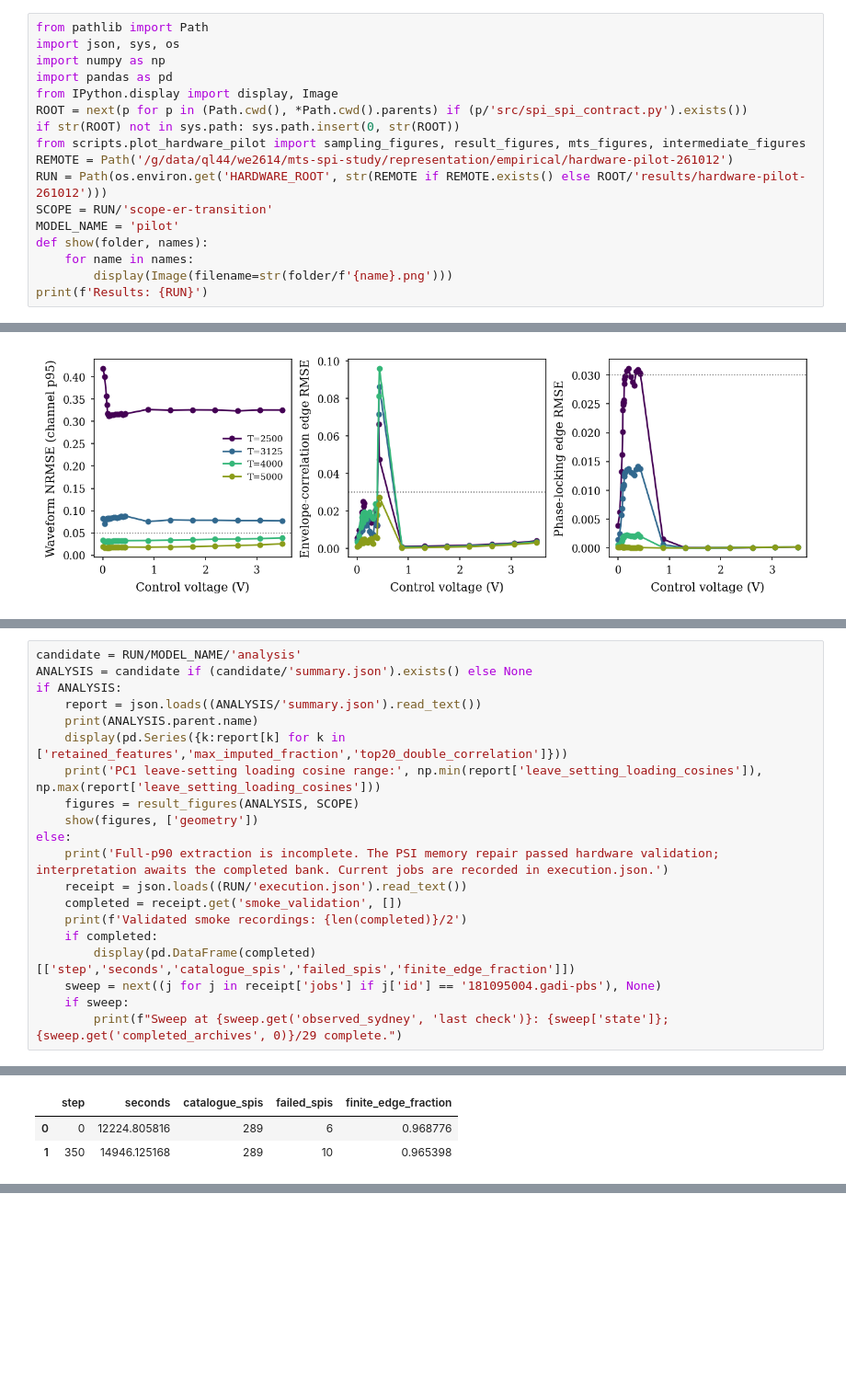
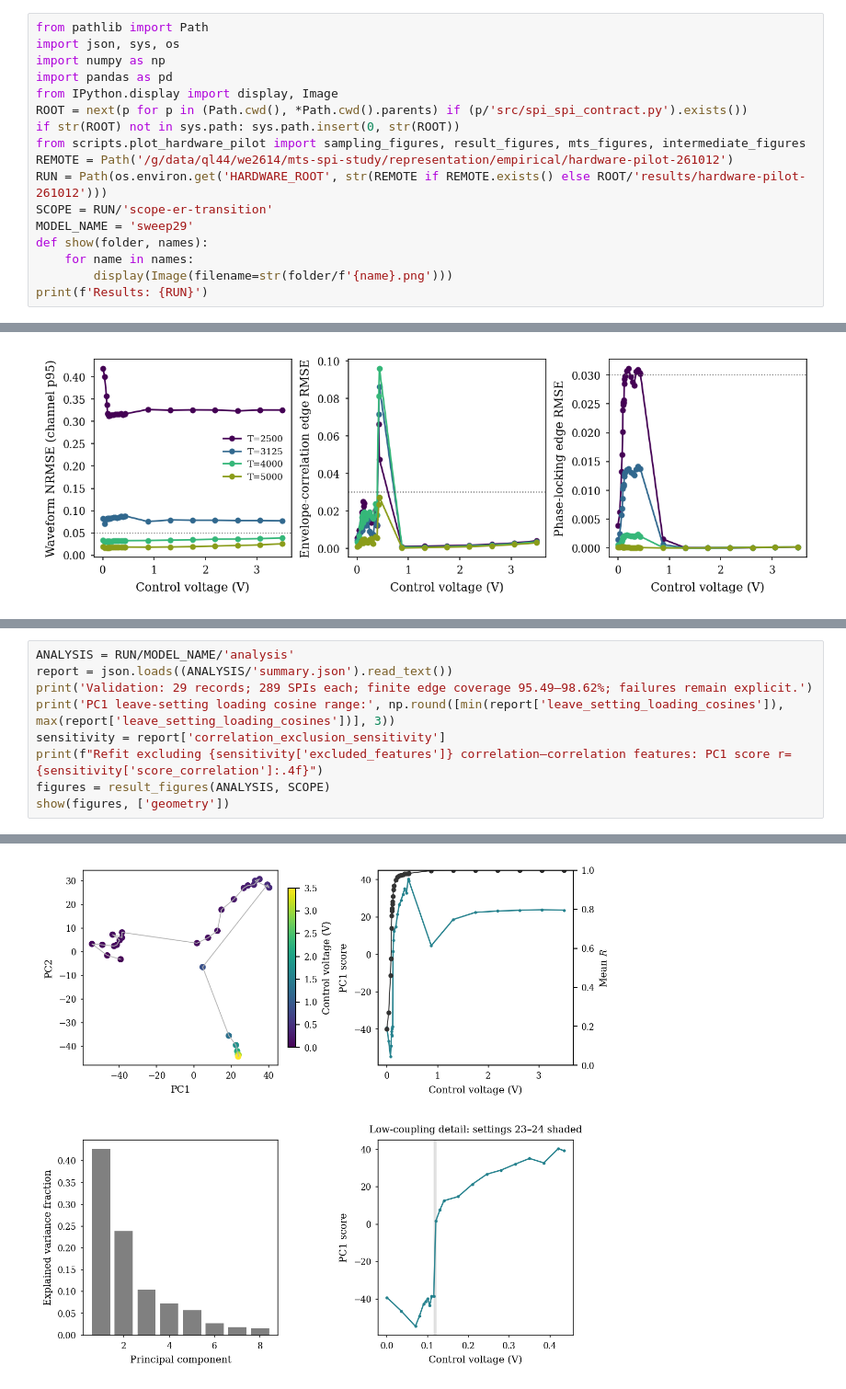
Before and after one commit to willedibam/mts-spi-study-cluster, a Jupyter notebook: notebooks/empirical/hardware-pilot-261012.ipynb, the cells around one changed output, grey strips where cells are left out. Shown at 92% size. Cells and saved outputs as stored; diff of their text form; blank space fills up the shorter version.

Commit message:
Hardware pilot: frozen-revision analysis, plots and scan notebook
Co-Authored-By: Claude Opus 5.5 <noreply@anthropic.com>

```diff
--- a/notebooks/empirical/hardware-pilot-261012.ipynb
+++ b/notebooks/empirical/hardware-pilot-261012.ipynb
@@ -14,7 +14,7 @@ from scripts.plot_hardware_pilot import sampling_figures, result_figures, mts_fi
 REMOTE = Path('/g/data/ql44/we2614/mts-spi-study/representation/empirical/hardware-pilot-261012')
 RUN = Path(os.environ.get('HARDWARE_ROOT', str(REMOTE if REMOTE.exists() else ROOT/'results/hardware-pilot-261012')))
 SCOPE = RUN/'scope-er-transition'
-MODEL_NAME = 'pilot'
+MODEL_NAME = 'sweep29'
 def show(folder, names):
     for name in names:
         display(Image(filename=str(folder/f'{name}.png')))
@@ -73,21 +73,10 @@ Centred SPI–SPI PCA, fitted on alternating development settings without coupli
 # %%
-candidate = RUN/MODEL_NAME/'analysis'
-ANALYSIS = candidate if (candidate/'summary.json').exists() else None
-if ANALYSIS:
-    report = json.loads((ANALYSIS/'summary.json').read_text())
-    print(ANALYSIS.parent.name)
-    display(pd.Series({k:report[k] for k in ['retained_features','max_imputed_fraction','top20_double_correlation']}))
-    print('PC1 leave-setting loading cosine range:', np.min(report['leave_setting_loading_cosines']), np.max(report['leave_setting_loading_cosines']))
-    figures = result_figures(ANALYSIS, SCOPE)
-    show(figures, ['geometry'])
-else:
-    print('Full-p90 extraction is incomplete. The PSI memory repair passed hardware validation; interpretation awaits the completed bank. Current jobs are recorded in execution.json.')
-    receipt = json.loads((RUN/'execution.json').read_text())
-    completed = receipt.get('smoke_validation', [])
-    print(f'Validated smoke recordings: {len(completed)}/2')
-    if completed:
-        display(pd.DataFrame(completed)[['step','seconds','catalogue_spis','failed_spis','finite_edge_fraction']])
-    sweep = next((j for j in receipt['jobs'] if j['id'] == '181095004.gadi-pbs'), None)
-    if sweep:
-        print(f"Sweep at {sweep.get('observed_sydney', 'last check')}: {sweep['state']}; {sweep.get('completed_archives', 0)}/29 complete.")
+ANALYSIS = RUN/MODEL_NAME/'analysis'
+report = json.loads((ANALYSIS/'summary.json').read_text())
+print('Validation: 29 records; 289 SPIs each; finite edge coverage 95.49–98.62%; failures remain explicit.')
+print('PC1 leave-setting loading cosine range:', np.round([min(report['leave_setting_loading_cosines']), max(report['leave_setting_loading_cosines'])], 3))
+sensitivity = report['correlation_exclusion_sensitivity']
+print(f"Refit excluding {sensitivity['excluded_features']} correlation–correlation features: PC1 score r={sensitivity['score_correlation']:.4f}")
+figures = result_figures(ANALYSIS, SCOPE)
+show(figures, ['geometry'])
 # %% [output]
@@ -96,3 +85,0 @@ Validated smoke recordings: 2/2
-|  | step | seconds | catalogue_spis | failed_spis | finite_edge_fraction |
-| 0 | 0 | 12224.805816 | 289 | 6 | 0.968776 |
-| 1 | 350 | 14946.125168 | 289 | 10 | 0.965398 |
@@ -100,3 +86,4 @@ Sweep at 2026-10-13T11:05:00+11:00: R; 0/29 complete.
+[figure, added]
 # %% [markdown]
 ## Features and channel-pair explanations
 
```
Also changed, not shown: parts of 4 cells of this notebook, 4 other files.
